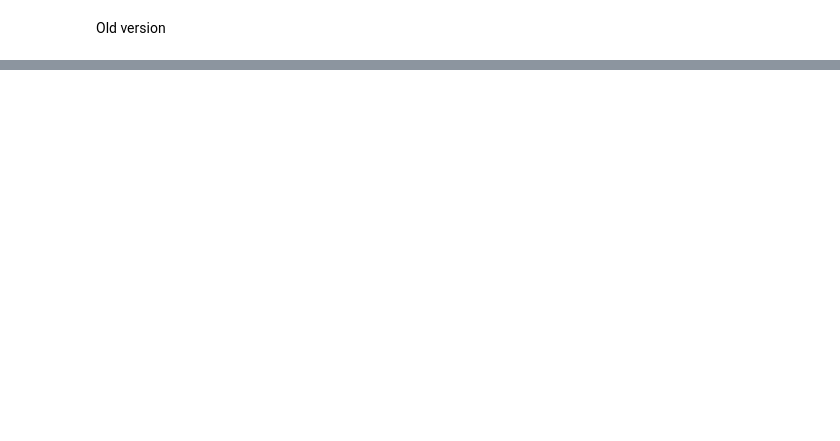
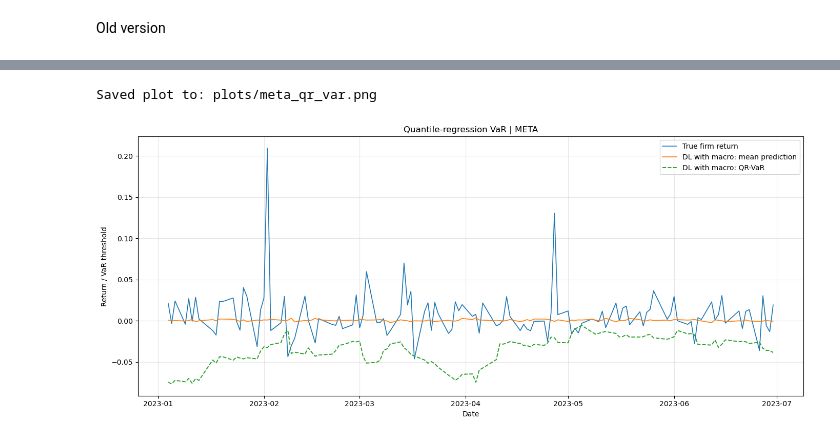
Before and after one commit to NastiaBur/project, a Jupyter notebook: data_parsing.ipynb, the cells around one changed output, grey strips where cells are left out. Cells and saved outputs as stored; diff of their text form; code cells hidden in the pictures; blank space fills up the shorter version.

```diff
--- a/data_parsing.ipynb
+++ b/data_parsing.ipynb
@@ -203,0 +1275,42 @@ if __name__ == "__main__":
+# %%
+from compare.quantile_regression_covar import compute_quantile_regression_covar
+from compare.download_predictions import load_predictions
+
+dl_df = load_predictions('results/mamba_fred2/inf_p64.npz', duplicate_mode='last')
+# garch_df = load_predictions('results/garch/inf_h64s64.csv', duplicate_mode='last')
+
+qr_dl = compute_quantile_regression_covar(
+    pred_df=dl_df,
+    panel="dataset_finance_fred2/eval_csv_with_context/inflation_2022_2023_with_context.csv",
+    ticker="META",
+    q=0.05,
+    institution_mode="pred",   # важный момент: conditioning on predicted institution signal
+    warmup=30,
+    step=1,
+)
+
+qr_dl_true = compute_quantile_regression_covar(
+    pred_df=dl_df,
+    panel="dataset_finance_fred2/eval_csv_with_context/inflation_2022_2023_with_context.csv",
+    ticker="META",
+    q=0.05,
+    institution_mode="true",   # важный момент: conditioning on predicted institution signal
+    warmup=30,
+    step=1,
+)
+# %%
+from compare.quantile_regression_covar import plot_qr_var
+
+plot_qr_var(
+    qr_df_1=qr_dl,
+    # qr_df_2=qr_garch,
+    model_1_name="DL with macro",
+    # model_2_name="GARCH",
+    ticker="META",
+    start_date="2023-01-01",
+    end_date="2023-06-30",
+    save_path="plots/meta_qr_var.png",
+)
+# %% [output]
+Saved plot to: plots/meta_qr_var.png
+[figure, added]
```
Also changed, not shown: parts of 19 cells of this notebook, 31 other files.
